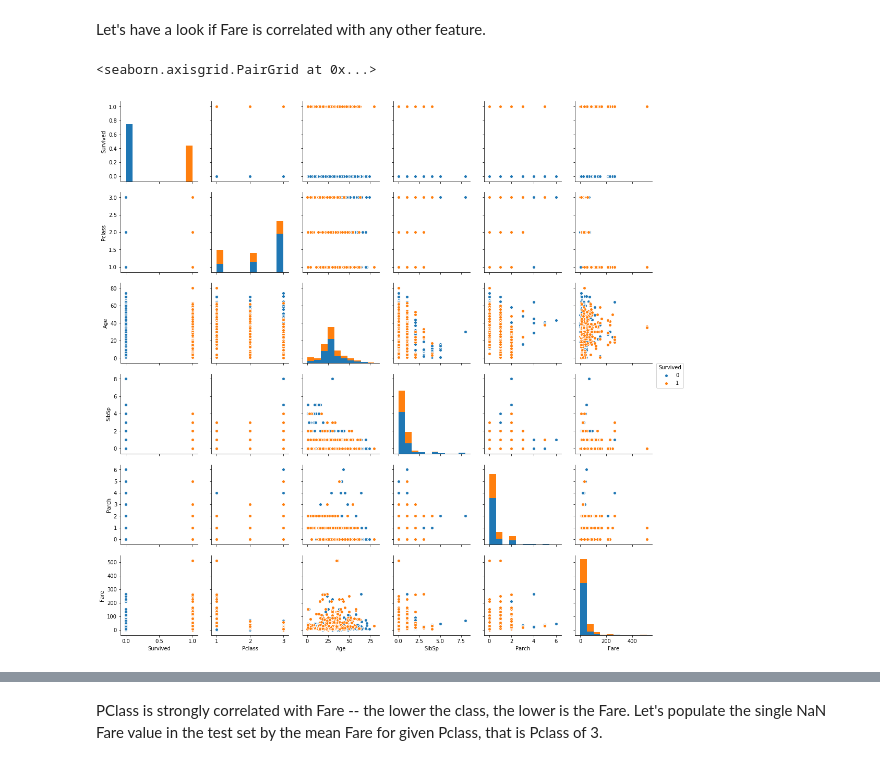
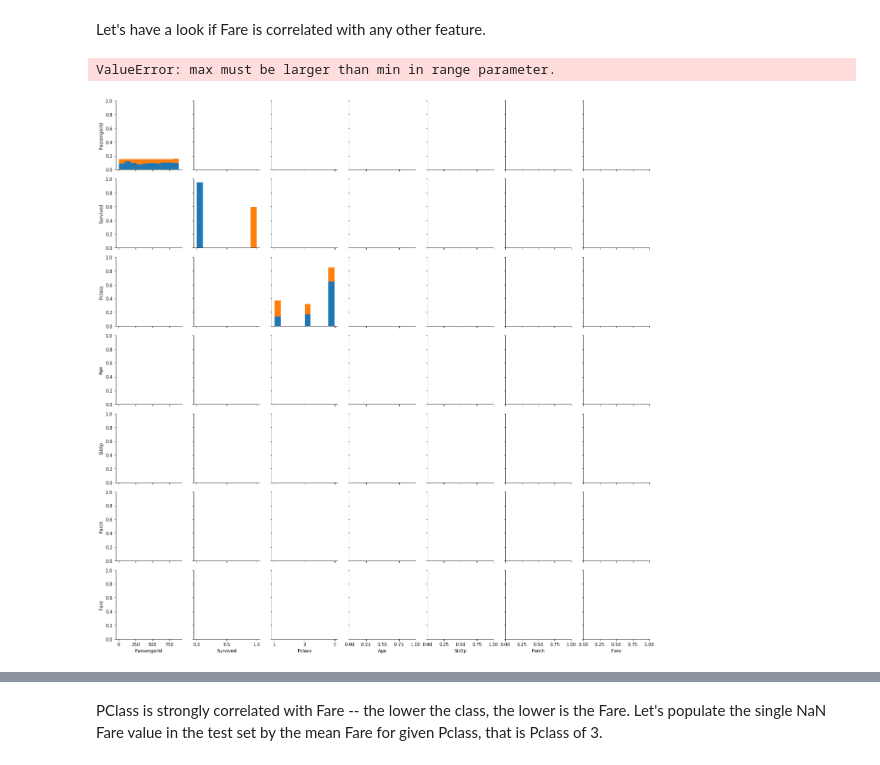
Before and after one commit to dthboyd/titanic_prediction, a Jupyter notebook: titanic_basic.ipynb, the cells around one changed output, grey strips where cells are left out. Drawn from its saved outputs; the diff is of its cells as text; code cells hidden in the pictures.

```diff
--- a/titanic_basic.ipynb
+++ b/titanic_basic.ipynb
@@ -191,10 +186,10 @@ test[test['Fare'].isnull()]
 # %% [markdown]
 Let's have a look if Fare is correlated with any other feature.
 # %%
-sns.pairplot(train, hue="Survived")
+sns.pairplot(train_raw, hue="Survived", dropna=True)
 # %% [output]
-<seaborn.axisgrid.PairGrid at 0x...>
+ValueError: max must be larger than min in range parameter.
-[figure, old version]
+[figure, new version]
 # %%
 corr = train.corr()
 sns.heatmap(corr, square=True, annot=True)
```
Also changed, not shown: parts of 33 cells of this notebook.
